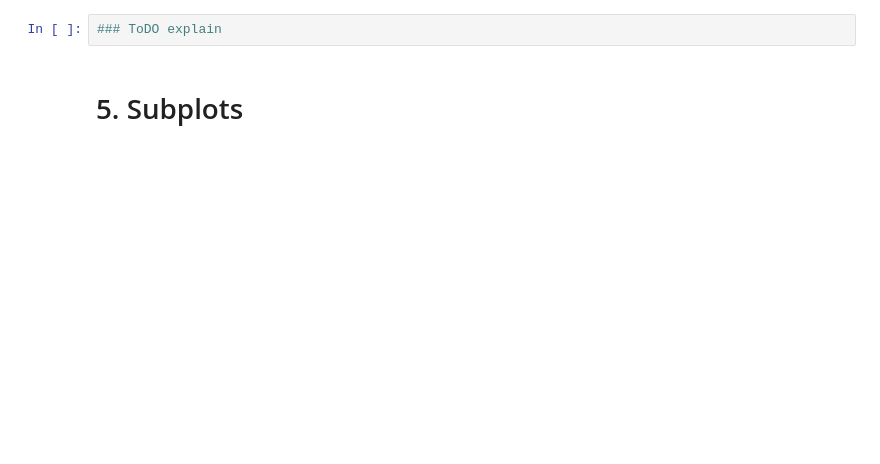
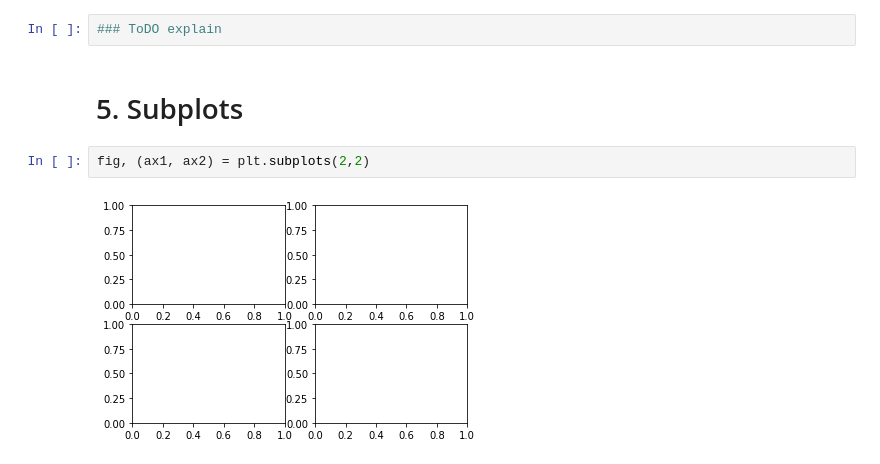
Before and after one commit to RaulRC/mia-iia, a Jupyter notebook: task1/MCD and MCM.ipynb, the cells around one changed output. Cells and saved outputs as stored; diff of their text form; blank space fills up the shorter version.

```diff
--- a/task1/MCD and MCM.ipynb
+++ b/task1/MCD and MCM.ipynb
@@ -132,3 +137,7 @@ plt.scatter(x,y)
 ### ToDO explain
 # %% [markdown]
 # 5. Subplots
+# %%
+fig, (ax1, ax2) = plt.subplots(2,2)
+# %% [output]
+[figure, added]
```
Also changed, not shown: parts of 14 cells of this notebook.
